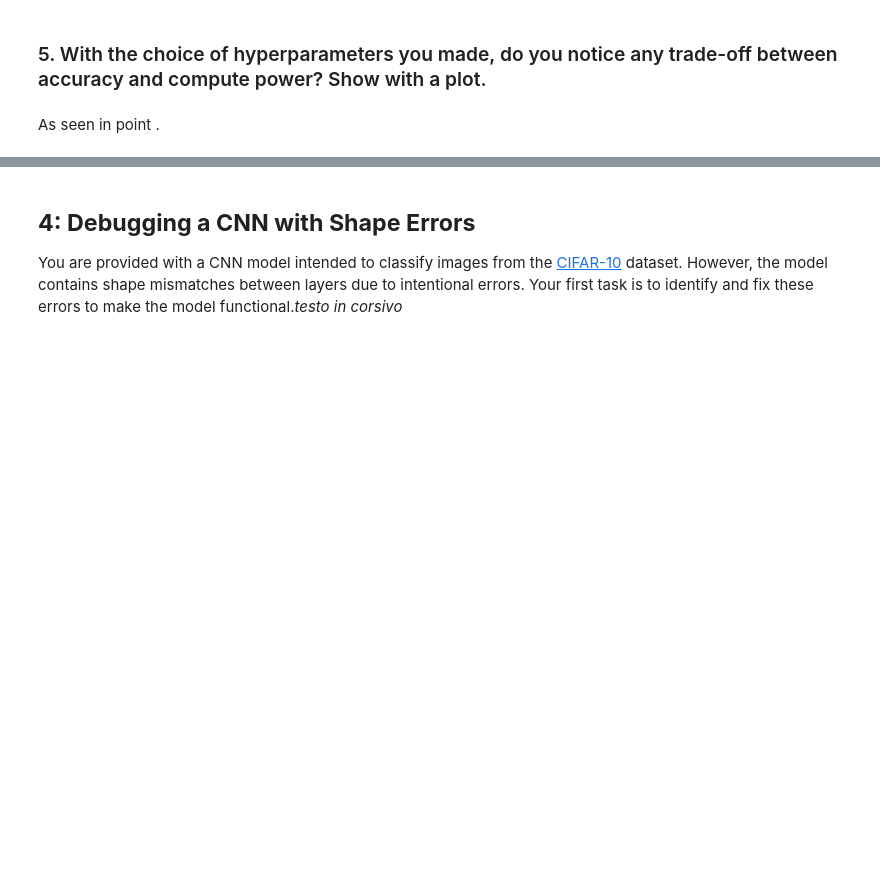
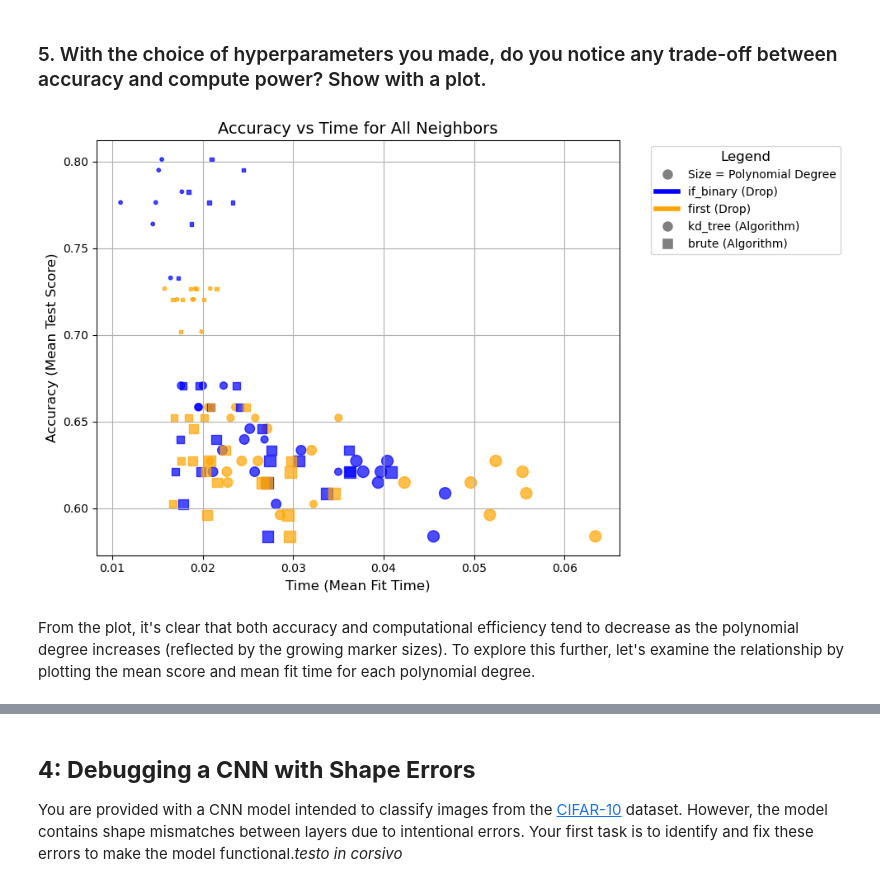
Before and after one commit to cycileo/FDS-HomeWorks, a Jupyter notebook: Homework02/HW2.ipynb, the cells around one changed output, grey strips where cells are left out. Cells and saved outputs as stored; diff of their text form; code cells hidden in the pictures; blank space fills up the shorter version.

```diff
--- a/Homework02/HW2.ipynb
+++ b/Homework02/HW2.ipynb
@@ -1183,7 +1180,7 @@ grid = {
     'kneighborsclassifier__algorithm': ['kd_tree', 'brute'],
 }
 
-pipe_cv = GridSearchCV(pipe, grid, cv=7, n_jobs=-1, verbose=0)
+pipe_cv = GridSearchCV(pipe, grid, cv=7, n_jobs=-1, verbose=1)
 if pipe_cv is not None:
 
     pipe_cv.fit(X_train, y_train)
@@ -1303,4 +1316,63 @@ plt.show()
 # %% [markdown]
 ### 5. With the choice of hyperparameters you made, do you notice any trade-off between accuracy and compute power? Show with a plot.
+# %%
+# import matplotlib.pyplot as plt
+# from matplotlib.lines import Line2D
+
+# Map colors and markers
+colors = {'if_binary': 'blue', 'first': 'orange'}
+markers = {'kd_tree': 'o', 'brute': 's'}
+
+# Assuming cv_res is a pandas DataFrame with the relevant data
+# Example: cv_res = pd.DataFrame(...)
+
+# Drop rows with NaN values in 'mean_fit_time' or 'mean_test_score' columns
+cv_res = cv_res.dropna(subset=['mean_fit_time', 'mean_test_score'])
+
+# Set up the plot
+plt.figure(figsize=(10, 6))
+
+# Scatter plot for each combination of algorithm and drop method
+for algo in markers.keys():
+    for drop in colors.keys():
+        drop_algo_subset = cv_res[(cv_res['onehotencoder_drop'] == drop) & (cv_res['algorithm'] == algo)]
+
+        if not drop_algo_subset.empty:
+            # Size of points mapped to polynomial_degree
+            sizes = drop_algo_subset['polynomial_degree'].astype(float) * 10  # Scale the sizes accordingly
+
+            plt.scatter(
+                drop_algo_subset['mean_fit_time'],  # X-axis: Time (Mean Fit Time)
+                drop_algo_subset['mean_test_score'],  # Y-axis: Accuracy (Mean Test Score)
+                s=sizes,  # Size based on polynomial_degree
+                c=colors[drop],
+                marker=markers[algo],
+                label=f"{drop} - {algo}",
+                alpha=0.7,
+            )
+
+# Set plot labels and title
+plt.title('Accuracy vs Time for All Neighbors', fontsize=14)
+plt.xlabel('Time (Mean Fit Time)', fontsize=12)
+plt.ylabel('Accuracy (Mean Test Score)', fontsize=12)
+plt.grid(True)
+
+# Create legends for drop method and algorithm
+drop_legend = [Line2D([0], [0], color=colors[drop], lw=4, label=f"{drop} (Drop)") for drop in colors]
+algo_legend = [Line2D([0], [0], marker=markers[algo], color='w', markerfacecolor='gray', markersize=10, label=f"{algo} (Algorithm)") for algo in markers]
+size_legend = [Line2D([0], [0], marker='o', color='w', markerfacecolor='gray', markersize=10, label='Size = Polynomial Degree')]
+
+# Combine the legends
+legend = size_legend + drop_legend + algo_legend
+
+# Add the legend outside the plot
+plt.legend(handles=legend,
+           title='Legend', fontsize=10, title_fontsize=12, bbox_to_anchor=(1.05, 1), loc='upper left')
+
+# Show the plot
+plt.tight_layout()
+plt.show()
+# %% [output]
+[figure, added]
 # %% [markdown]
-As seen in point .
+From the plot, it's clear that both accuracy and computational efficiency tend to decrease as the polynomial degree increases (reflected by the growing marker sizes). To explore this further, let's examine the relationship by plotting the mean score and mean fit time for each polynomial degree.
```
Also changed, not shown: parts of 8 cells of this notebook.
